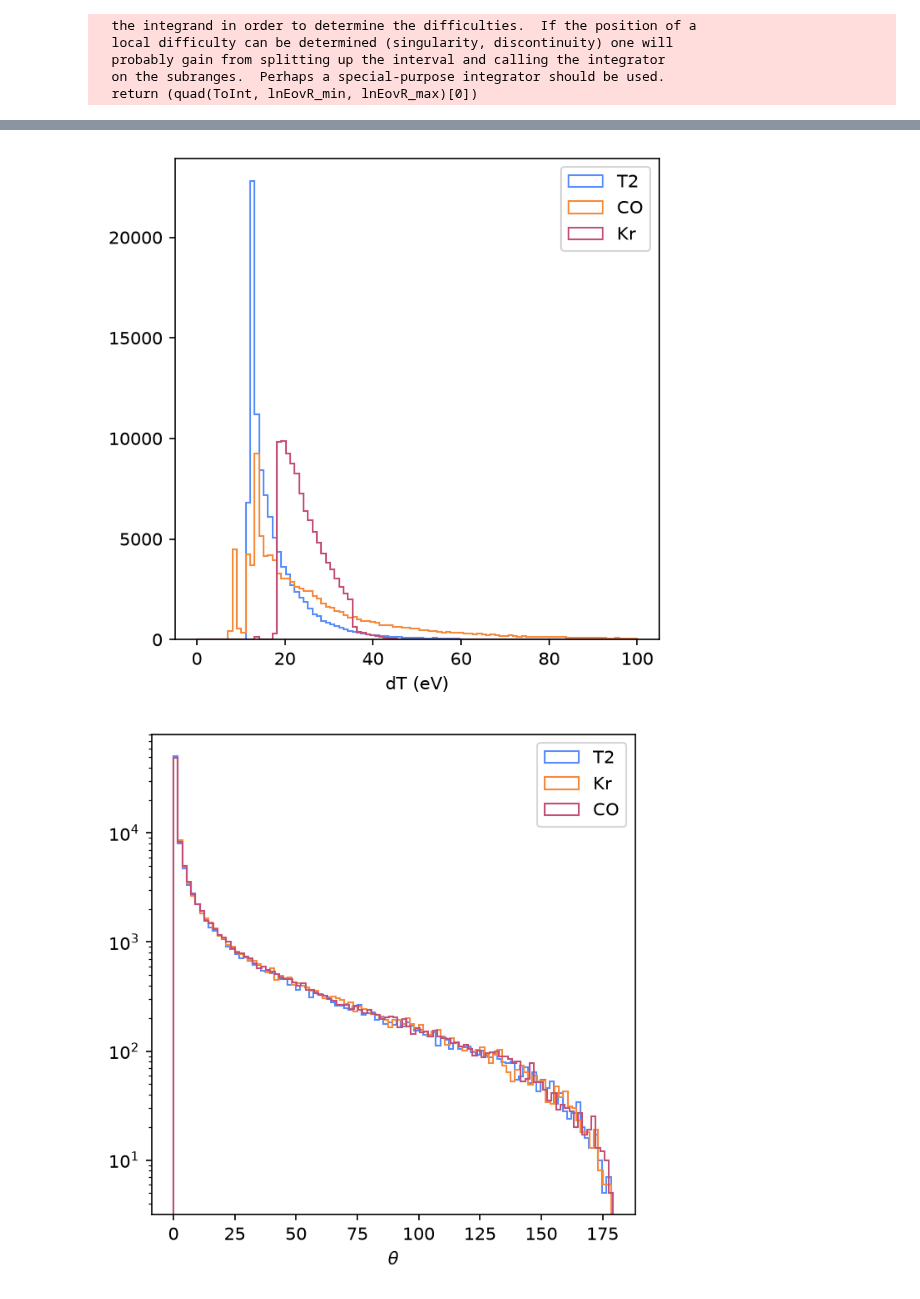
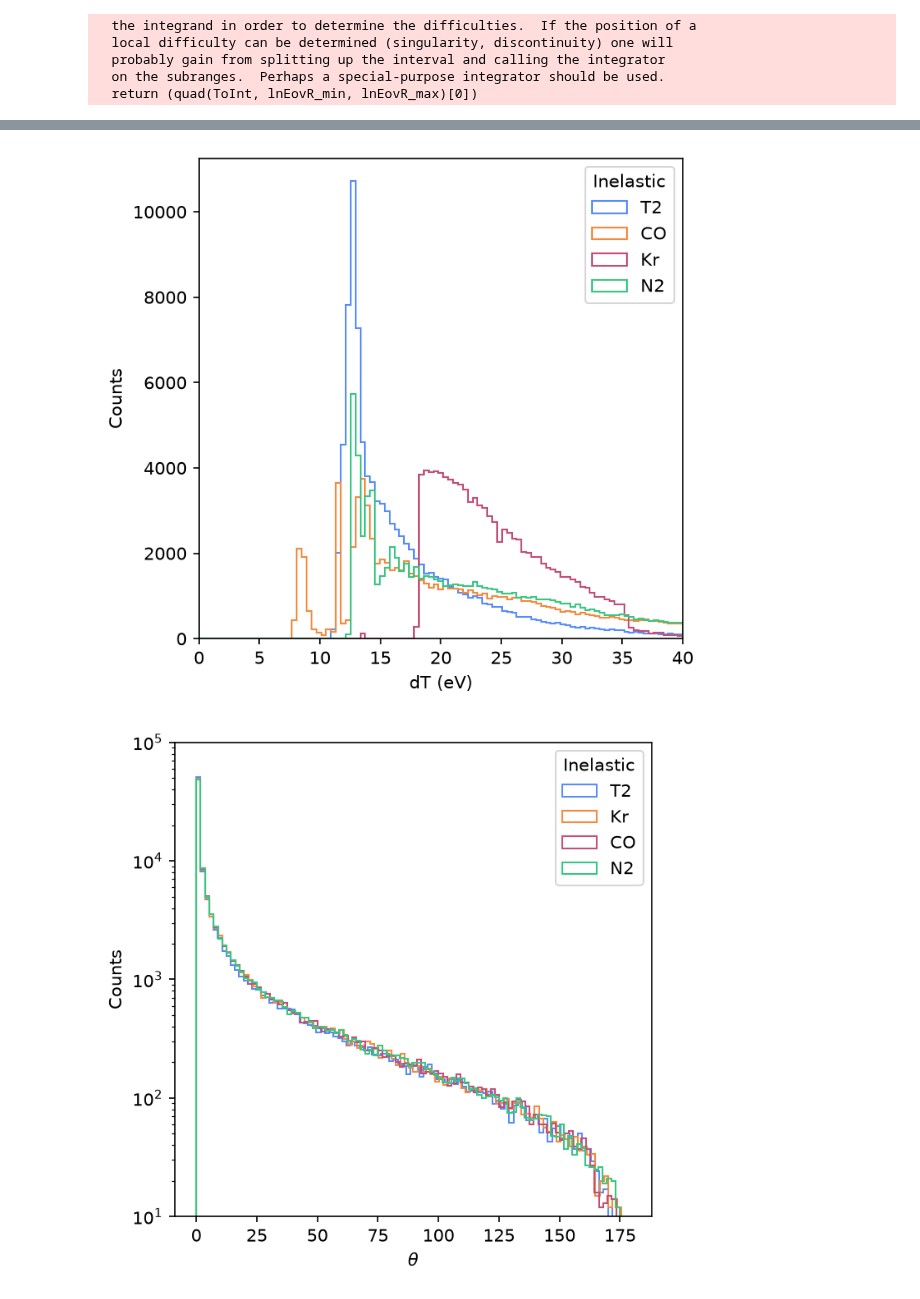
Before and after one commit to benjpjones/Project8ElectronScattering, a Jupyter notebook: OscillatorStrengthScattering.ipynb, the cells around one changed output, grey strips where cells are left out. Drawn from its saved outputs; the diff is of its cells as text; code cells hidden in the pictures.

Commit message:
Add osc strengths

```diff
--- a/OscillatorStrengthScattering.ipynb
+++ b/OscillatorStrengthScattering.ipynb
@@ -26,6 +26,10 @@ OscStrKr=interp1d(datKr['E'],datKr['dfdE'],fill_value=0,bounds_error=False,kind=
 
 datCO=pd.read_csv("./Data/OscStrengthCO.txt", skiprows=65,delimiter='\t',names=['E','dfdE'],dtype={'E':float,'dfdE':float},skipfooter=2)
 OscStrCO=interp1d(datCO['E'],datCO['dfdE'],fill_value=0,bounds_error=False,kind='linear')
+
+datN2=pd.read_csv("./Data/OscStrengthN2.txt", skiprows=65,delimiter='\t',names=['E','dfdE'],dtype={'E':float,'dfdE':float},skipfooter=2)
+OscStrN2=interp1d(datN2['E'],datN2['dfdE'],fill_value=0,bounds_error=False,kind='linear')
+
 
 plt.figure(figsize=(5,5),dpi=150)
 plt.plot(datH2.E,datH2.dfdE)
@@ -94,6 +100,8 @@ dTsCO=[]
 dThsCO=[]
 dTsKr=[]
 dThsKr=[]
+dTsN2=[]
+dThsN2=[]
 for i in range(0,100000):
     dTH2,dThH2=opticalapprox.SampleKinematics(20e3,OscStrH2,constants.mT*2)
     dTsH2.append(dTH2)
@@ -106,33 +114,34 @@ for i in range(0,100000):
     dTCO,dThCO=opticalapprox.SampleKinematics(20e3,OscStrCO,constants.mT*28/3)
     dTsCO.append(dTCO)
     dThsCO.append(dThCO)
+for i in range(0,100000):
+    dTN2,dThN2=opticalapprox.SampleKinematics(20e3,OscStrN2,constants.mT*28/3)
+    dTsN2.append(dTN2)
+    dThsN2.append(dThN2)
 # %%
 
 plt.figure(figsize=(5,5),dpi=150)
-plt.hist(dTsH2,bins=np.linspace(0,100,100),histtype="step",label='T2')
-plt.hist(dTsCO,bins=np.linspace(0,100,100),histtype="step",label='CO')
-plt.hist(dTsKr,bins=np.linspace(0,100,100),histtype="step",label='Kr')
+plt.hist(dTsH2,bins=np.linspace(0,40,100),histtype="step",label='T2')
+plt.hist(dTsCO,bins=np.linspace(0,40,100),histtype="step",label='CO')
+plt.hist(dTsKr,bins=np.linspace(0,40,100),histtype="step",label='Kr')
+plt.hist(dTsN2,bins=np.linspace(0,40,100),histtype="step",label='N2')
+plt.xlim(0,40)
 plt.xlabel("dT (eV)")
-plt.legend(loc='upper right')
+plt.ylabel("Counts")
+plt.legend(loc='upper right',title='Inelastic')
 plt.show()
 
 plt.figure(figsize=(5,5),dpi=150)
 plt.hist(np.array(dThsH2)*180/np.pi,bins=100,histtype="step",label='T2')
 plt.hist(np.array(dThsKr)*180/np.pi,bins=100,histtype="step",label='Kr')
 plt.hist(np.array(dThsCO)*180/np.pi,bins=100,histtype="step",label='CO')
+plt.hist(np.array(dThsN2)*180/np.pi,bins=100,histtype="step",label='N2')
+plt.ylim(1e1,1e5)
 plt.xlabel(r"$\theta$")
+plt.ylabel("Counts")
 plt.semilogy()
-plt.legend(loc='upper right')
+plt.legend(loc='upper right',title='Inelastic')
 plt.show()
-
-plt.figure(figsize=(5,5),dpi=150)
-plt.hist(np.array(dThsH2)*180/np.pi,bins=np.logspace(-1,2,100),histtype="step",label='T2')
-plt.hist(np.array(dThsKr)*180/np.pi,bins=np.logspace(-1,2,100),histtype="step",label='Kr')
-plt.hist(np.array(dThsCO)*180/np.pi,bins=np.logspace(-1,2,100),histtype="step",label='CO')
-plt.xlabel(r"$\theta$")
-plt.semilogx()
-plt.legend(loc='upper right')
-plt.show()
 # %% [output]
-[figure, old version]
+[figure, new version]
-[figure, old version]
+[figure, new version]
```
Also changed, not shown: parts of 4 cells of this notebook.
